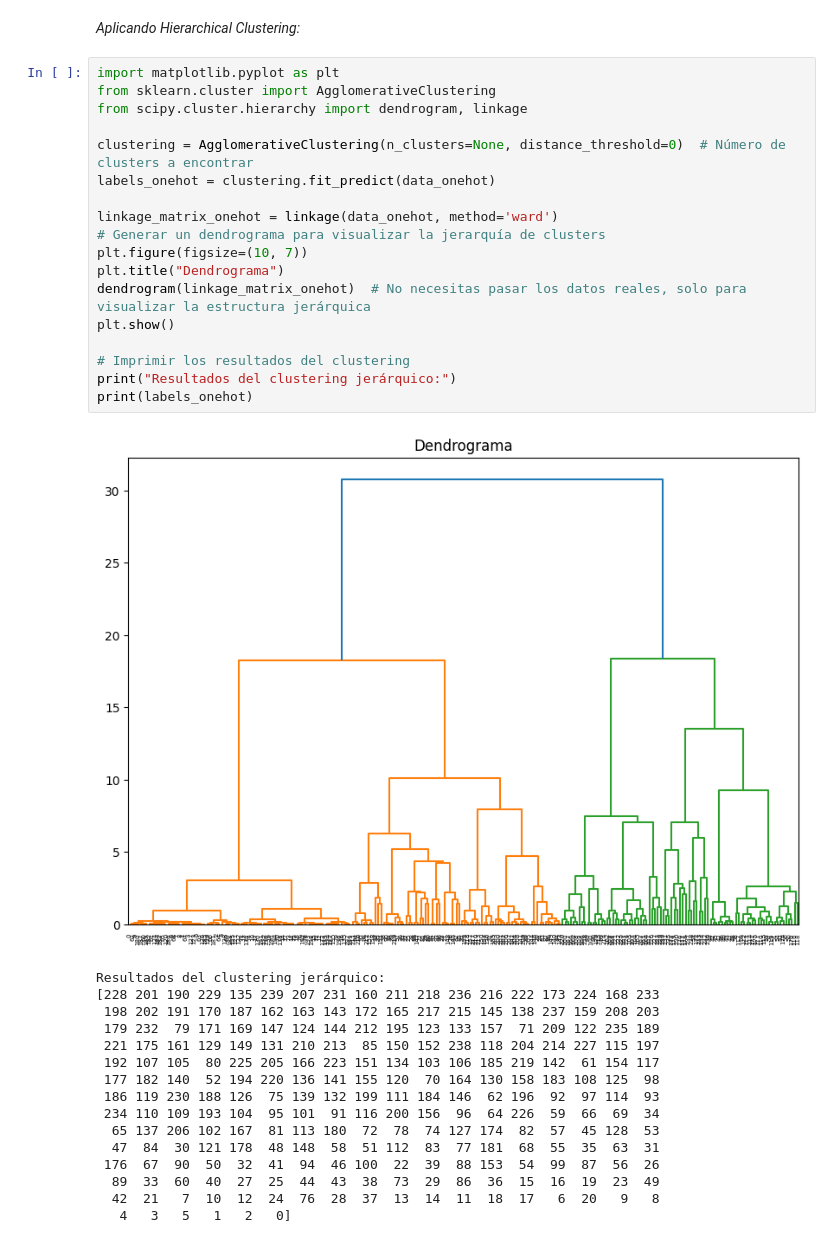
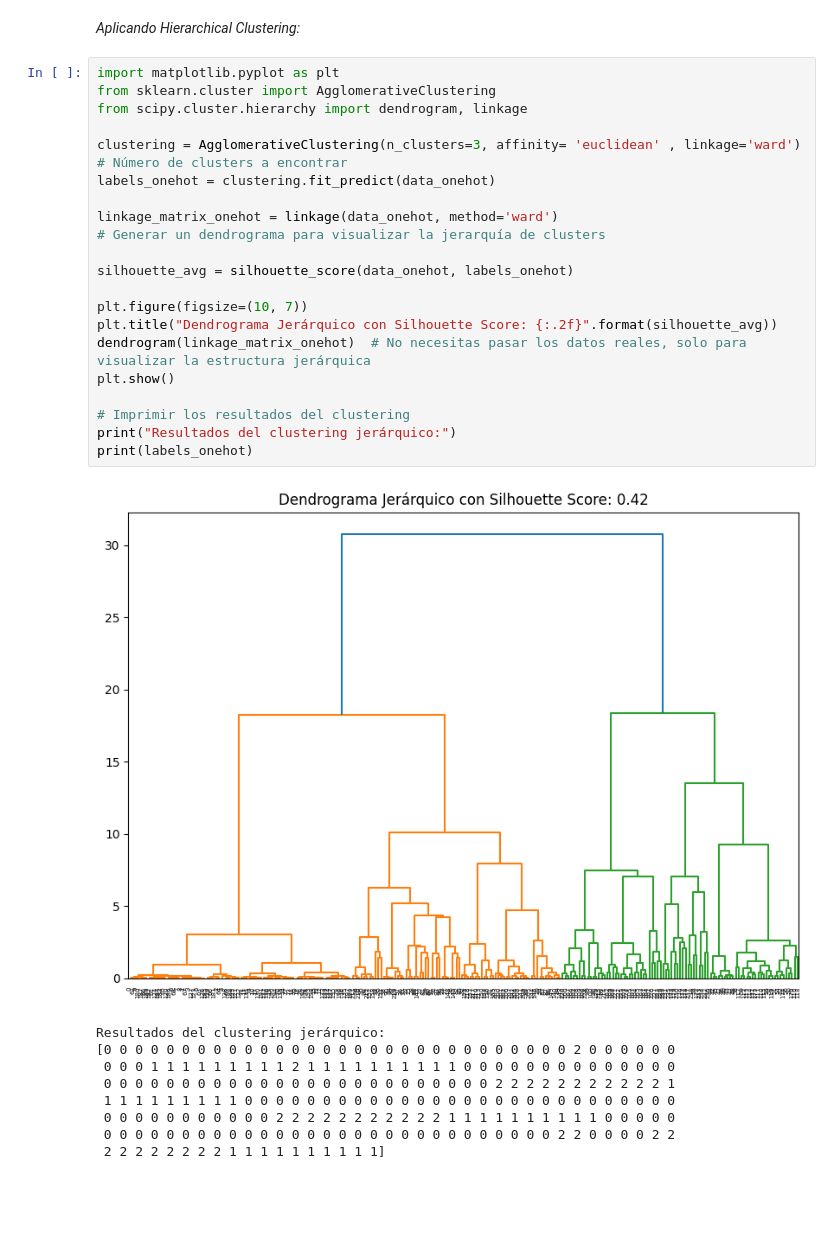
Before and after one commit to MigueLucena/Determinaci-n-Tipos-de-Estrellas, a Jupyter notebook: Practica2NT1.ipynb, the cells around one changed output. Saved outputs shown, nothing was run; the diff lists cells and outputs as text; blank space fills up the shorter version.

```diff
--- a/Practica2NT1.ipynb
+++ b/Practica2NT1.ipynb
@@ -354,38 +355,34 @@ data_ordinal = load_data_ordinal("stars_data.csv")
 # %%
 import matplotlib.pyplot as plt
 from sklearn.cluster import AgglomerativeClustering
 from scipy.cluster.hierarchy import dendrogram, linkage
 
-clustering = AgglomerativeClustering(n_clusters=None, distance_threshold=0)  # Número de clusters a encontrar
+clustering = AgglomerativeClustering(n_clusters=3, affinity= 'euclidean' , linkage='ward')  # Número de clusters a encontrar
 labels_onehot = clustering.fit_predict(data_onehot)
 
 linkage_matrix_onehot = linkage(data_onehot, method='ward')
 # Generar un dendrograma para visualizar la jerarquía de clusters
+
+silhouette_avg = silhouette_score(data_onehot, labels_onehot)
+
 plt.figure(figsize=(10, 7))
-plt.title("Dendrograma")
+plt.title("Dendrograma Jerárquico con Silhouette Score: {:.2f}".format(silhouette_avg))
 dendrogram(linkage_matrix_onehot)  # No necesitas pasar los datos reales, solo para visualizar la estructura jerárquica
 plt.show()
 
 # Imprimir los resultados del clustering
 print("Resultados del clustering jerárquico:")
 print(labels_onehot)
 # %% [output]
-[figure, old version]
+[figure, new version]
 Resultados del clustering jerárquico:
-[228 201 190 229 135 239 207 231 160 211 218 236 216 222 173 224 168 233
- 198 202 191 170 187 162 163 143 172 165 217 215 145 138 237 159 208 203
- 179 232  79 171 169 147 124 144 212 195 123 133 157  71 209 122 235 189
- 221 175 161 129 149 131 210 213  85 150 152 238 118 204 214 227 115 197
- 192 107 105  80 225 205 166 223 151 134 103 106 185 219 142  61 154 117
- 177 182 140  52 194 220 136 141 155 120  70 164 130 158 183 108 125  98
- 186 119 230 188 126  75 139 132 199 111 184 146  62 196  92  97 114  93
- 234 110 109 193 104  95 101  91 116 200 156  96  64 226  59  66  69  34
-  65 137 206 102 167  81 113 180  72  78  74 127 174  82  57  45 128  53
-  47  84  30 121 178  48 148  58  51 112  83  77 181  68  55  35  63  31
- 176  67  90  50  32  41  94  46 100  22  39  88 153  54  99  87  56  26
-  89  33  60  40  27  25  44  43  38  73  29  86  36  15  16  19  23  49
-  42  21   7  10  12  24  76  28  37  13  14  11  18  17   6  20   9   8
-   4   3   5   1   2   0]
+[0 0 0 0 0 0 0 0 0 0 0 0 0 0 0 0 0 0 0 0 0 0 0 0 0 0 0 0 0 0 2 0 0 0 0 0 0
+ 0 0 0 1 1 1 1 1 1 1 1 1 2 1 1 1 1 1 1 1 1 1 1 0 0 0 0 0 0 0 0 0 0 0 0 0 0
+ 0 0 0 0 0 0 0 0 0 0 0 0 0 0 0 0 0 0 0 0 0 0 0 0 0 2 2 2 2 2 2 2 2 2 2 2 1
+ 1 1 1 1 1 1 1 1 1 0 0 0 0 0 0 0 0 0 0 0 0 0 0 0 0 0 0 0 0 0 0 0 0 0 0 0 0
+ 0 0 0 0 0 0 0 0 0 0 0 2 2 2 2 2 2 2 2 2 2 2 1 1 1 1 1 1 1 1 1 1 0 0 0 0 0
+ 0 0 0 0 0 0 0 0 0 0 0 0 0 0 0 0 0 0 0 0 0 0 0 0 0 0 0 0 0 2 2 0 0 0 0 2 2
+ 2 2 2 2 2 2 2 2 1 1 1 1 1 1 1 1 1 1]
 # %%
 labels_ordinal = clustering.fit_predict(data_ordinal)
 
```
Also changed, not shown: parts of 8 cells of this notebook.
